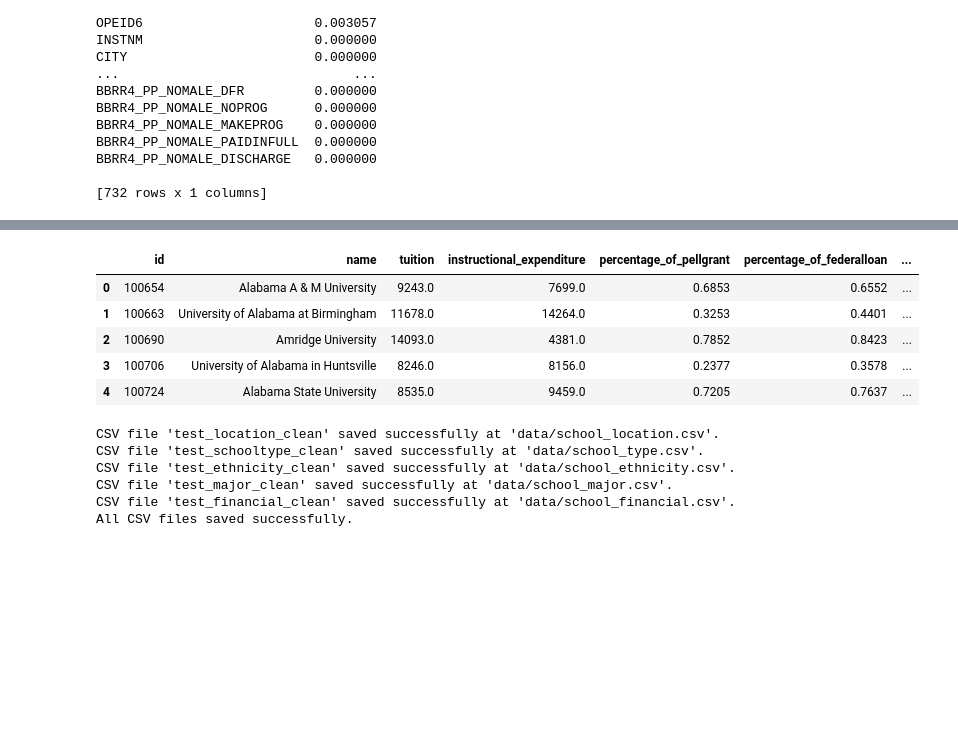
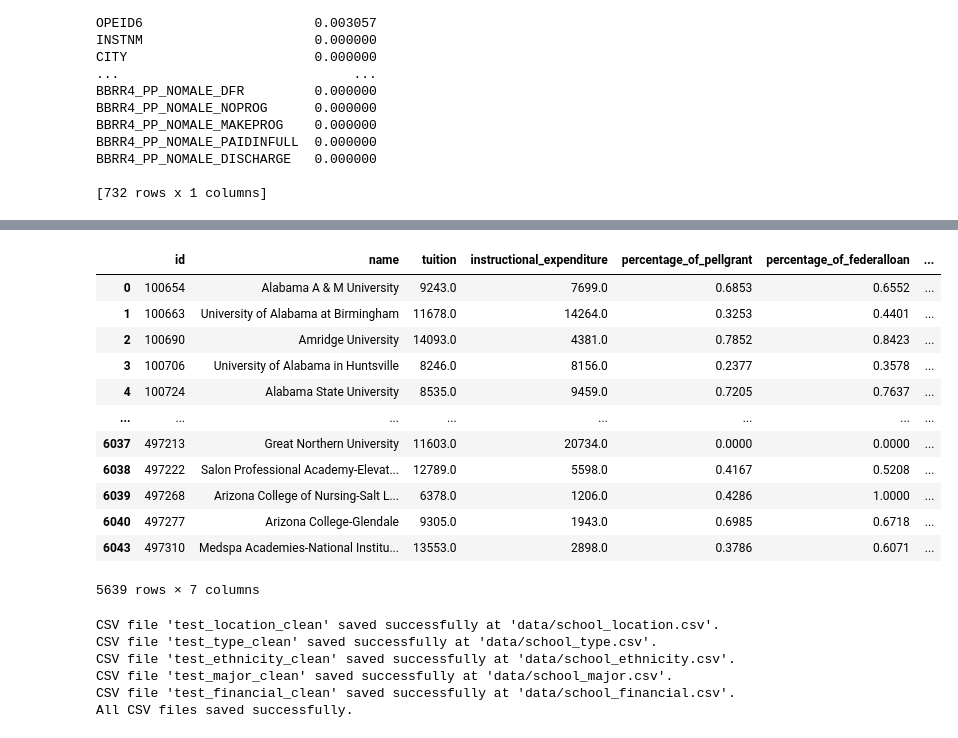
Before and after one commit to Wook22/Education_Institution_Data_Analysis, a Jupyter notebook: test_code.ipynb, the cells around one changed output, grey strips where cells are left out. Saved outputs shown, nothing was run; the diff lists cells and outputs as text; code cells hidden in the pictures; blank space fills up the shorter version.

```diff
--- a/test_code.ipynb
+++ b/test_code.ipynb
@@ -149,6 +149,7 @@ test_select_df = test_df[[
     "UG25ABV",
     "UGDS_MEN",
     "UGDS_WOMEN",
+    "SCHTYPE",
     "STUFACR",
     "IRPS_2MOR",
     "IRPS_AIAN",
@@ -256,6 +257,7 @@ column_dictionary = {
     "UG25ABV":"pecentage_of_over25",
     "UGDS_MEN":"enrollment_percentage_man",
     "UGDS_WOMEN":"enrollment_percentage_women",
+    "SCHTYPE": "public/private",
     "STUFACR":"faculity_ratio_student",
     "IRPS_2MOR":"faculity_ratio_mix",
     "IRPS_AIAN":"faculity_ratio_native",
@@ -435,29 +463,36 @@ test_major_clean.head()
 # %%
 test_financial = test_rename[[
     "id",
     "name",
     "tuition",
     "instructional_expenditure",
     "percentage_of_pellgrant",
     "percentage_of_federalloan",
     "pecentage_of_over25"
 ]]
 
 test_financial_clean = test_financial.dropna()
-test_financial_clean.head()
+test_financial_clean
 # %% [output]
 |  | id | name | tuition | instructional_expenditure | percentage_of_pellgrant | percentage_of_federalloan | ... |
 | 0 | 100654 | Alabama A & M University | 9243.0 | 7699.0 | 0.6853 | 0.6552 | ... |
 | 1 | 100663 | University of Alabama at Birmingham | 11678.0 | 14264.0 | 0.3253 | 0.4401 | ... |
 | 2 | 100690 | Amridge University | 14093.0 | 4381.0 | 0.7852 | 0.8423 | ... |
 | 3 | 100706 | University of Alabama in Huntsville | 8246.0 | 8156.0 | 0.2377 | 0.3578 | ... |
 | 4 | 100724 | Alabama State University | 8535.0 | 9459.0 | 0.7205 | 0.7637 | ... |
+| ... | ... | ... | ... | ... | ... | ... | ... |
+| 6037 | 497213 | Great Northern University | 11603.0 | 20734.0 | 0.0000 | 0.0000 | ... |
+| 6038 | 497222 | Salon Professional Academy-Elevat... | 12789.0 | 5598.0 | 0.4167 | 0.5208 | ... |
+| 6039 | 497268 | Arizona College of Nursing-Salt L... | 6378.0 | 1206.0 | 0.4286 | 1.0000 | ... |
+| 6040 | 497277 | Arizona College-Glendale | 9305.0 | 1943.0 | 0.6985 | 0.6718 | ... |
+| 6043 | 497310 | Medspa Academies-National Institu... | 13553.0 | 2898.0 | 0.3786 | 0.6071 | ... |
+5639 rows × 7 columns
 # %%
 # File path to save the CSV file
 
 file_list = [
         "test_location_clean",
-        "test_schooltype_clean",
+        "test_type_clean",
         "test_ethnicity_clean",
         "test_major_clean",
         "test_financial_clean"
@@ -483,7 +518,7 @@ for i, filename in enumerate(file_list):
 print("All CSV files saved successfully.")
 # %% [output]
 CSV file 'test_location_clean' saved successfully at 'data/school_location.csv'.
-CSV file 'test_schooltype_clean' saved successfully at 'data/school_type.csv'.
+CSV file 'test_type_clean' saved successfully at 'data/school_type.csv'.
 CSV file 'test_ethnicity_clean' saved successfully at 'data/school_ethnicity.csv'.
 CSV file 'test_major_clean' saved successfully at 'data/school_major.csv'.
 CSV file 'test_financial_clean' saved successfully at 'data/school_financial.csv'.
```
Also changed, not shown: parts of 6 cells of this notebook.
